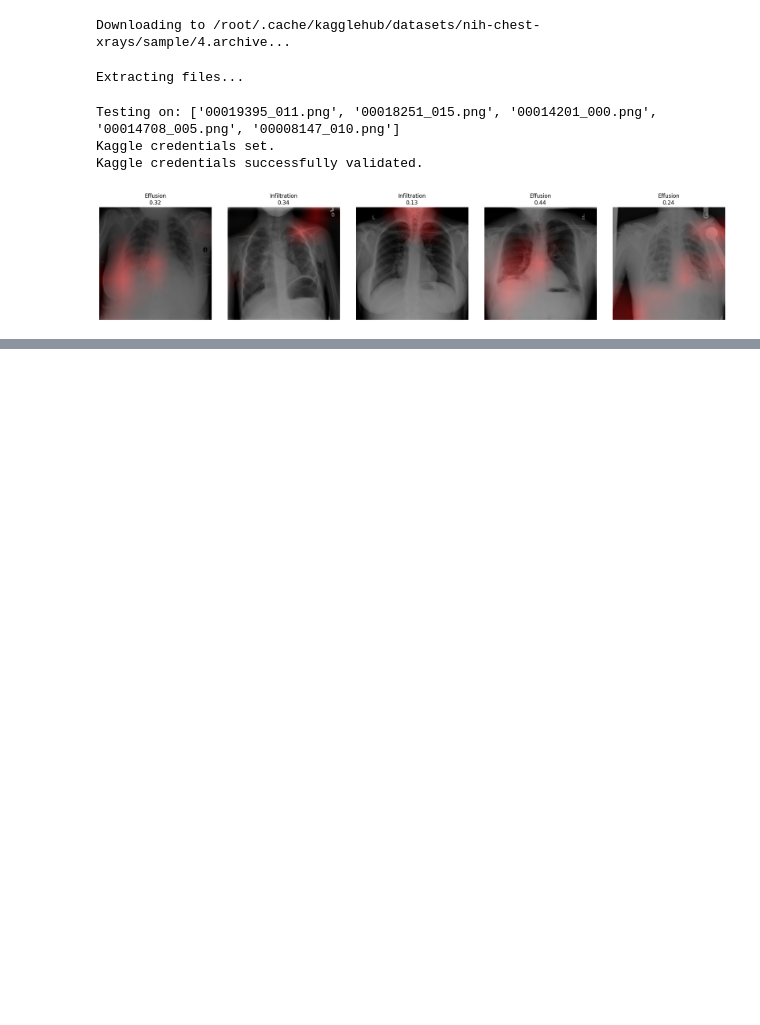
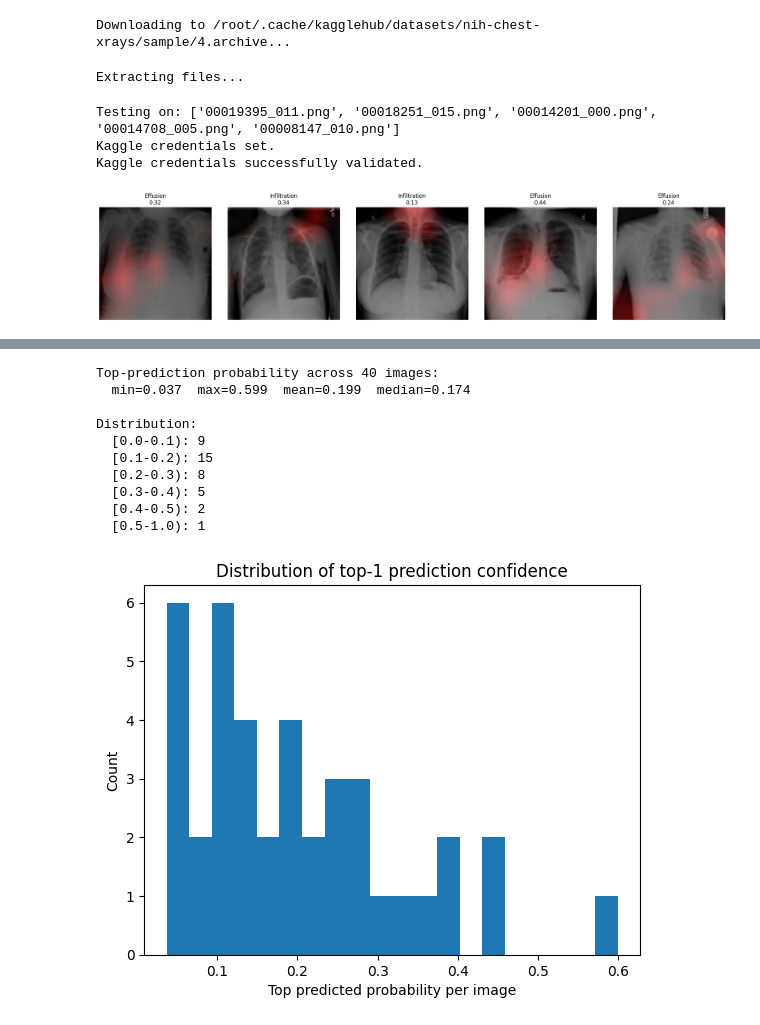
Before and after one commit to dave123981/Medical-AI-Assistant-System, a Jupyter notebook: services/medical-imaging/notebooks/v4_service.ipynb, the cells around one changed output, grey strips where cells are left out. Cells and saved outputs as stored; diff of their text form; code cells hidden in the pictures; blank space fills up the shorter version.

```diff
--- a/services/medical-imaging/notebooks/v4_service.ipynb
+++ b/services/medical-imaging/notebooks/v4_service.ipynb
@@ -140,0 +209,37 @@ plt.show()
+# %%
+import matplotlib.pyplot as plt
+
+all_top_probs = []
+for filename in sample_files_large:
+    img = Image.open(os.path.join(SAMPLE_IMAGES_DIR, filename)).convert("RGB").resize((224, 224))
+    img_array = np.asarray(img, dtype=np.float32) / 255.0
+    batch = np.expand_dims(img_array, axis=0)
+    predictions = model.predict(batch, verbose=0)[0]
+    all_top_probs.append(predictions.max())
+
+all_top_probs = np.array(all_top_probs)
+print(f"Top-prediction probability across {len(all_top_probs)} images:")
+print(f"  min={all_top_probs.min():.3f}  max={all_top_probs.max():.3f}  mean={all_top_probs.mean():.3f}  median={np.median(all_top_probs):.3f}")
+print()
+print("Distribution:")
+for lo, hi in [(0, 0.1), (0.1, 0.2), (0.2, 0.3), (0.3, 0.4), (0.4, 0.5), (0.5, 1.0)]:
+    count = ((all_top_probs >= lo) & (all_top_probs < hi)).sum()
+    print(f"  [{lo:.1f}-{hi:.1f}): {count}")
+
+plt.hist(all_top_probs, bins=20)
+plt.xlabel("Top predicted probability per image")
+plt.ylabel("Count")
+plt.title("Distribution of top-1 prediction confidence")
+plt.show()
+# %% [output]
+Top-prediction probability across 40 images:
+  min=0.037  max=0.599  mean=0.199  median=0.174
+
+Distribution:
+  [0.0-0.1): 9
+  [0.1-0.2): 15
+  [0.2-0.3): 8
+  [0.3-0.4): 5
+  [0.4-0.5): 2
+  [0.5-1.0): 1
+[figure, added]
```
Also changed, not shown: parts of 12 cells of this notebook.
